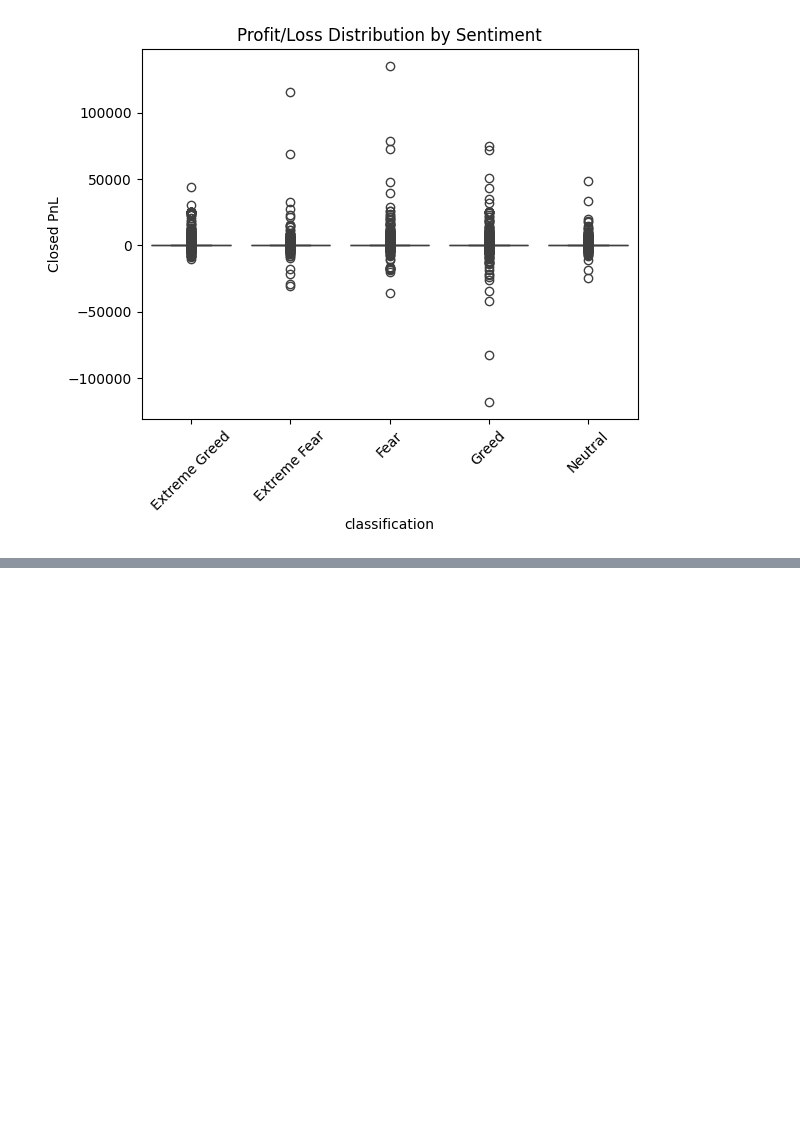
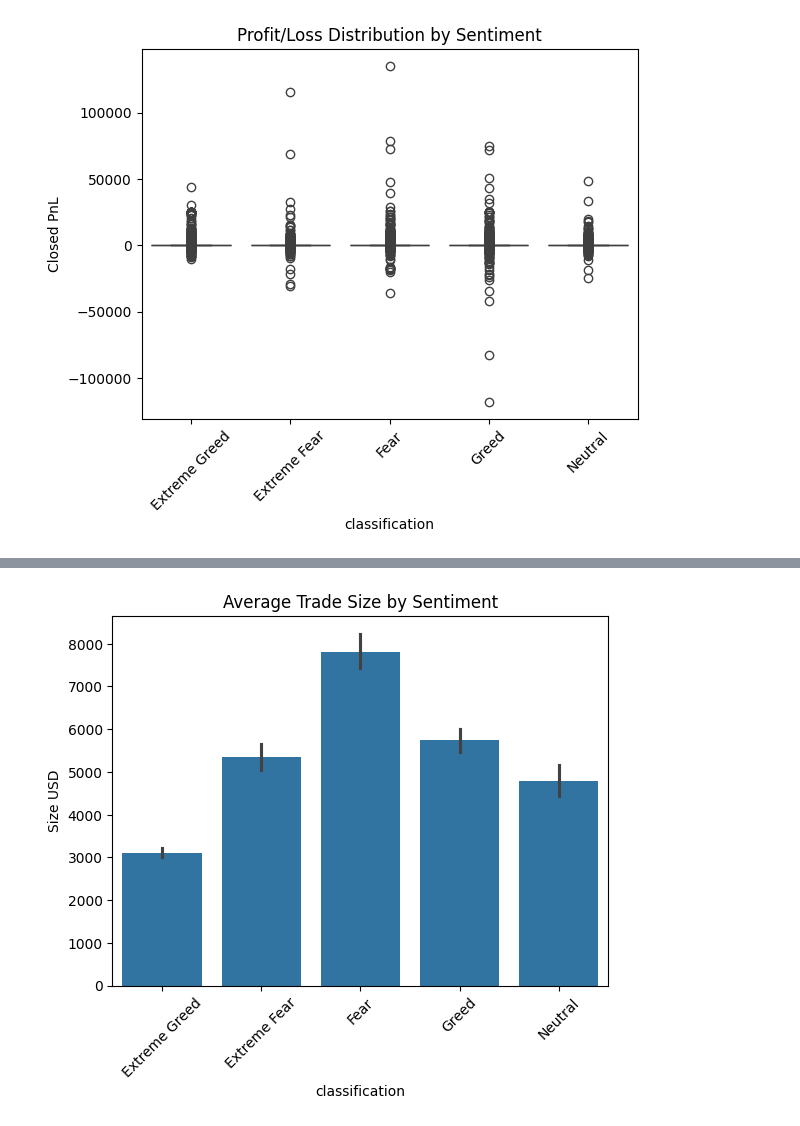
Before and after one commit to Kripa0012/crypto-trader-sentiment--analysis, a Jupyter notebook: notebooks/analysis.ipynb, the cells around one changed output, grey strips where cells are left out. Drawn from its saved outputs; the diff is of its cells as text; code cells hidden in the pictures; blank space fills up the shorter version.

```diff
--- a/notebooks/analysis.ipynb
+++ b/notebooks/analysis.ipynb
@@ -227,0 +270,12 @@ plt.show()
+# %%
+# visualizing the average trade size for each sentiment category using barplot to understand if there is any relationship between trade size and market sentiment
+sns.barplot(
+    data=merged_df,
+    x='classification',
+    y='Size USD'
+)
+plt.xticks(rotation=45)
+plt.title("Average Trade Size by Sentiment")
+plt.show()
+# %% [output]
+[figure, added]
```
Also changed, not shown: parts of 41 cells of this notebook, 10 other files.
